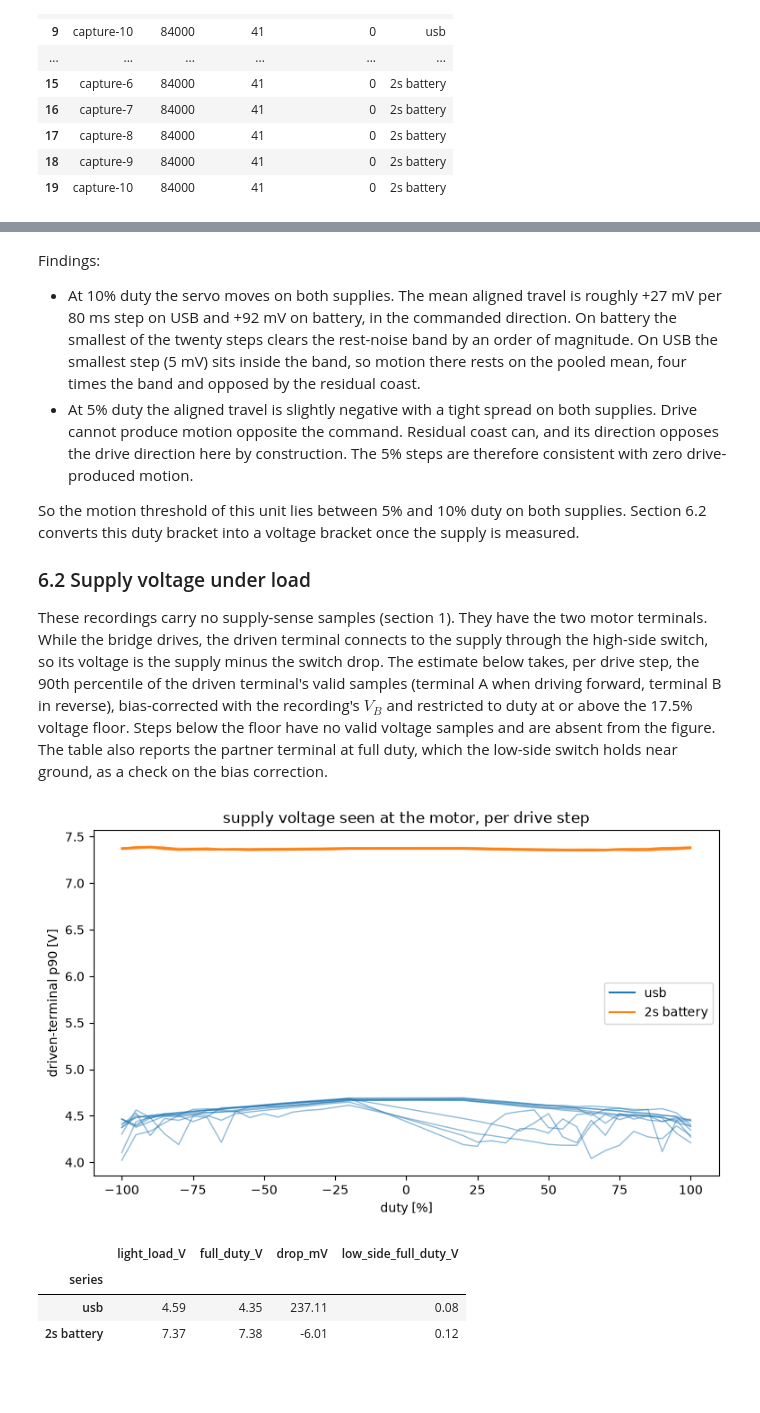
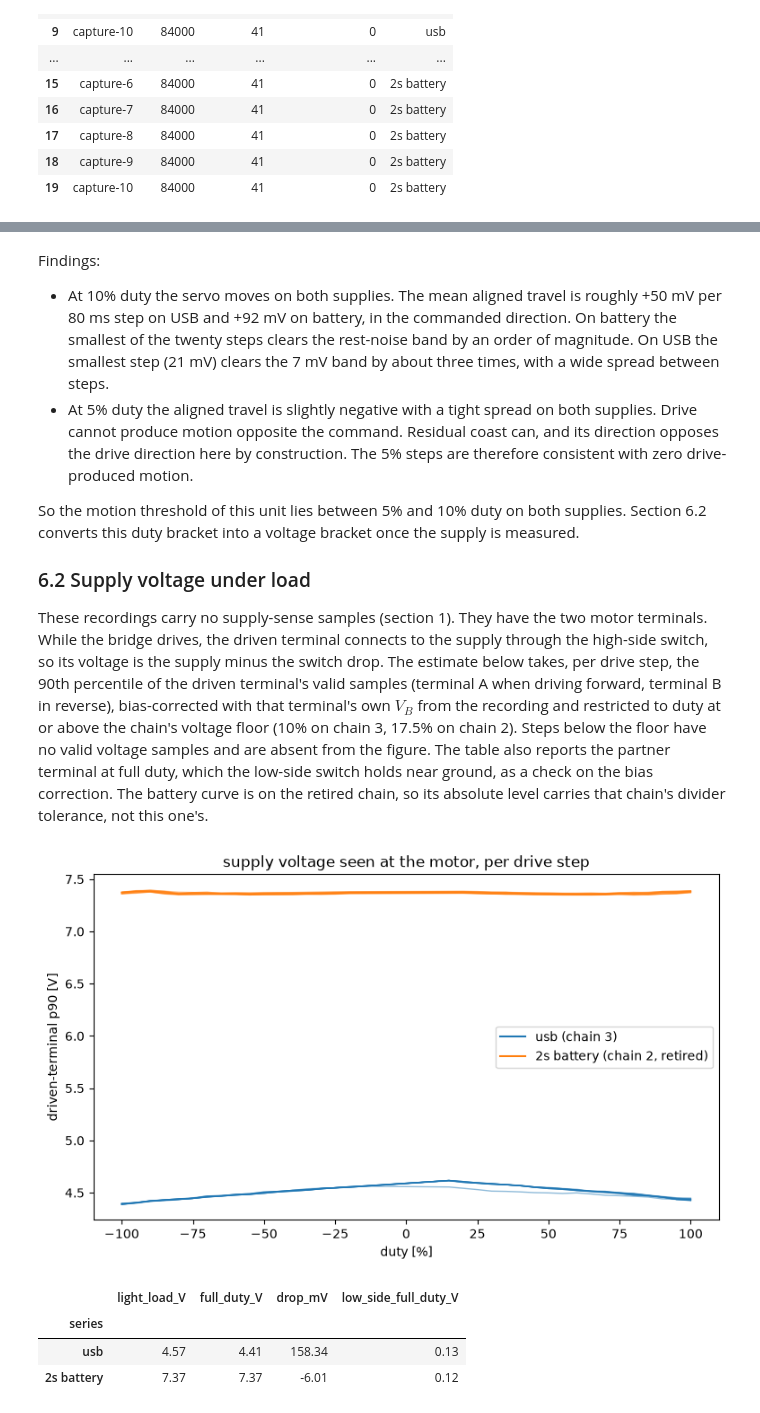
Before and after one commit to OpenServoCore/open-servo-core, a Jupyter notebook: notebooks/00-raw-duty-sweeps.ipynb, the cells around one changed output, grey strips where cells are left out. Saved outputs shown, nothing was run; the diff lists cells and outputs as text; code cells hidden in the pictures; blank space fills up the shorter version.

Commit message:
notebooks: usb campaign recaptured on the hacked chain, notebook 00 re-executed

```diff
--- a/notebooks/00-raw-duty-sweeps.ipynb
+++ b/notebooks/00-raw-duty-sweeps.ipynb
@@ -529,34 +673,34 @@ all recordings.
 # %%
-def step_travel(df):
+def step_travel(df, ch):
     out = []
     for seg_id, seg in df.groupby("seg"):
         if seg_id == 0:
             continue
-        p = seg["pos"].to_numpy() * V_ADC_PER_COUNT * 1e3   # mV at the wiper
+        p = seg["pos"].to_numpy() * ch.v_adc_per_count * 1e3   # mV at the wiper
         out.append({
             "duty_pct": seg["duty_pct"].iloc[0],
             "travel_mV": np.median(p[-20:]) - np.median(p[:20]),
         })
     return pd.DataFrame(out)
 
-def rest_band_mV(df):
-    base = df[df["seg"] == 0]["pos"].to_numpy() * V_ADC_PER_COUNT * 1e3
+def rest_band_mV(df, ch):
+    base = df[df["seg"] == 0]["pos"].to_numpy() * ch.v_adc_per_count * 1e3
     settled = base[len(base) // 5:]
     return np.max(np.abs(settled - np.median(settled)))
 
 fig, axes = plt.subplots(1, 2, figsize=(12, 5), sharey=True)
 bands = {}
-for ax, recs, title in [(axes[0], usb, "usb"), (axes[1], batt, "2s battery")]:
+for ax, (title, recs, ch) in zip(axes, SERIES):
     band = 0.0
     for name, (df, meta) in recs.items():
-        tr = step_travel(df)
-        band = max(band, rest_band_mV(df))
+        tr = step_travel(df, ch)
+        band = max(band, rest_band_mV(df, ch))
         ax.plot(tr["duty_pct"], tr["travel_mV"], "o", ms=4, alpha=0.6)
     bands[title] = band
     ax.axhspan(-band, band, color="grey", alpha=0.3,
                label="rest-noise band (sec 5.1)")
     ax.set_xlabel("duty [%]")
-    ax.set_title(f"net travel per drive step, {title}")
+    ax.set_title(f"net travel per drive step, {title} ({ch.label})")
     ax.legend(loc="upper left")
 axes[0].set_ylabel("net travel over 80 ms [mV at the pot wiper]")
 plt.show()
@@ -564,8 +708,8 @@ plt.show()
 # Drive-aligned travel by |duty| in mV; positive = moved in the
 # commanded direction.
 tables = {}
-for label, recs in [("usb", usb), ("2s battery", batt)]:
-    allt = pd.concat([step_travel(df) for df, _ in recs.values()])
+for label, recs, ch in SERIES:
+    allt = pd.concat([step_travel(df, ch) for df, _ in recs.values()])
     allt["aligned_mV"] = allt["travel_mV"] * np.sign(allt["duty_pct"])
     tables[label] = (allt.assign(duty_mag_pct=np.abs(allt["duty_pct"]).round())
                          .groupby("duty_mag_pct")["aligned_mV"]
@@ -586,11 +730,11 @@ aligned.round(1)
 Findings:
 
 - At 10% duty the servo moves on both supplies. The mean aligned travel is
-  roughly +27 mV per 80 ms step on USB and +92 mV on battery, in the
+  roughly +50 mV per 80 ms step on USB and +92 mV on battery, in the
   commanded direction. On battery the smallest of the twenty steps clears
   the rest-noise band by an order of magnitude. On USB the smallest step
-  (5 mV) sits inside the band, so motion there rests on the pooled mean, four
-  times the band and opposed by the residual coast.
+  (21 mV) clears the 7 mV band by about three times, with a wide spread
+  between steps.
 - At 5% duty the aligned travel is slightly negative with a tight spread on
   both supplies. Drive cannot produce motion opposite the command. Residual
   coast can, and its direction opposes the drive direction here by
@@ -608,70 +752,78 @@ two motor terminals. While the bridge drives, the driven terminal connects
 to the supply through the high-side switch, so its voltage is the supply
 minus the switch drop. The estimate below takes, per drive step, the 90th
 percentile of the driven terminal's valid samples (terminal A when driving
-forward, terminal B in reverse), bias-corrected with the recording's
-$V_B$ and restricted to duty at or above the 17.5% voltage floor. Steps
-below the floor have no valid voltage samples and are absent from the
-figure. The table also reports the partner terminal at full duty, which
-the low-side switch holds near ground, as a check on the bias correction.
+forward, terminal B in reverse), bias-corrected with that terminal's own
+$V_B$ from the recording and restricted to duty at or above the chain's
+voltage floor (10% on chain 3, 17.5% on chain 2). Steps below the floor
+have no valid voltage samples and are absent from the figure. The table
+also reports the partner terminal at full duty, which the low-side switch
+holds near ground, as a check on the bias correction. The battery curve
+is on the retired chain, so its absolute level carries that chain's
+divider tolerance, not this one's.
 # %%
-def step_supply(df):
+def step_supply(df, ch):
     # Supply estimate per drive step: p90 of the driven terminal, valid
     # samples at or above the voltage floor only. low_side_V is the
-    # median of the partner terminal over the same samples.
-    vb = df["vb"].iloc[0]
+    # median of the partner terminal over the same samples. Each terminal
+    # is bias-corrected with its own rest reading.
+    vb_a, vb_b = df["vb"].iloc[0], df["vb_b"].iloc[0]
     out = []
     for seg_id, seg in df.groupby("seg"):
         if seg_id == 0:
             continue
         d = seg["duty_pct"].iloc[0]
-        if abs(d) < FLOOR_V_PCT:
+        if abs(d) < ch.floor_v_pct:
             continue
         v = seg[seg["window_valid"] == 1]
         if len(v) < 100:
             continue
-        hi, lo = (v["vmotor_a"], v["vmotor_b"]) if d > 0 else (v["vmotor_b"], v["vmotor_a"])
+        if d > 0:
+            hi, lo, vbh, vbl = v["vmotor_a"], v["vmotor_b"], vb_a, vb_b
+        else:
+            hi, lo, vbh, vbl = v["vmotor_b"], v["vmotor_a"], vb_b, vb_a
         out.append({"duty_pct": d,
-                    "supply_V": term_V(hi.quantile(0.9), vb),
-                    "low_side_V": term_V(lo.median(), vb)})
+                    "supply_V": ch.term_V(hi.quantile(0.9), vbh),
+                    "low_side_V": ch.term_V(lo.median(), vbl)})
     return pd.DataFrame(out).sort_values("duty_pct")
 
+COLORS = {"usb": "tab:blue", "2s battery": "tab:orange"}
+
 fig, ax = plt.subplots(figsize=(9, 5))
-for recs, color, label in [(usb, "tab:blue", "usb"),
-                           (batt, "tab:orange", "2s battery")]:
+for label, recs, ch in SERIES:
     for name, (df, _) in recs.items():
-        r = step_supply(df)
-        ax.plot(r["duty_pct"], r["supply_V"], "-", lw=1, alpha=0.5, color=color)
-    ax.plot([], [], "-", color=color, label=label)
+        r = step_supply(df, ch)
+        ax.plot(r["duty_pct"], r["supply_V"], "-", lw=1, alpha=0.5, color=COLORS[label])
+    ax.plot([], [], "-", color=COLORS[label], label=f"{label} ({ch.label})")
 ax.set_xlabel("duty [%]")
 ax.set_ylabel("driven-terminal p90 [V]")
 ax.set_title("supply voltage seen at the motor, per drive step")
 ax.legend()
 plt.show()
 
 rows = []
-for label, recs in [("usb", usb), ("2s battery", batt)]:
+for label, recs, ch in SERIES:
     hi, lo, ls = [], [], []
     for df, _ in recs.values():
-        r = step_supply(df)
+        r = step_supply(df, ch)
         full = r[r["duty_pct"].abs() >= 95]
         lo.append(full["supply_V"].mean())
         ls.append(full["low_side_V"].mean())
         hi.append(r[r["duty_pct"].abs() <= 30]["supply_V"].mean())
     rows.append({
         "series": label,
         "light_load_V": np.mean(hi),
         "full_duty_V": np.mean(lo),
         "drop_mV": (np.mean(hi) - np.mean(lo)) * 1e3,
         "low_side_full_duty_V": np.mean(ls),
     })
 supply = pd.DataFrame(rows).set_index("series")
 supply.round(2)
 # %% [output]
-[figure, old version]
+[figure, new version]
 |  | light_load_V | full_duty_V | drop_mV | low_side_full_duty_V |
 | series |  |  |  |  |
-| usb | 4.59 | 4.35 | 237.11 | 0.08 |
-| 2s battery | 7.37 | 7.38 | -6.01 | 0.12 |
+| usb | 4.57 | 4.41 | 158.34 | 0.13 |
+| 2s battery | 7.37 | 7.37 | -6.01 | 0.12 |
 # %% [markdown]
 Findings:
 
```
Also changed, not shown: parts of 26 cells of this notebook, 20 other files.
